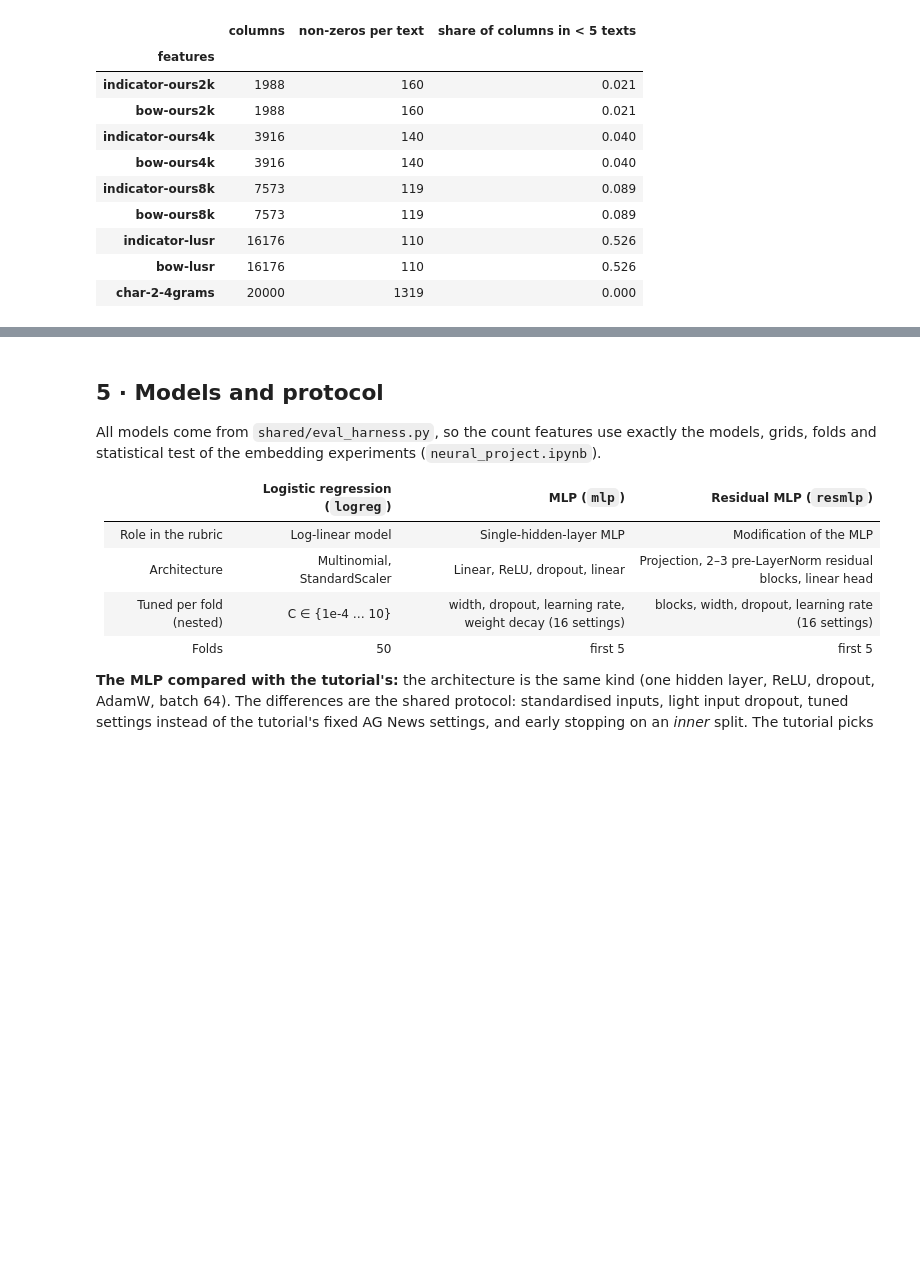
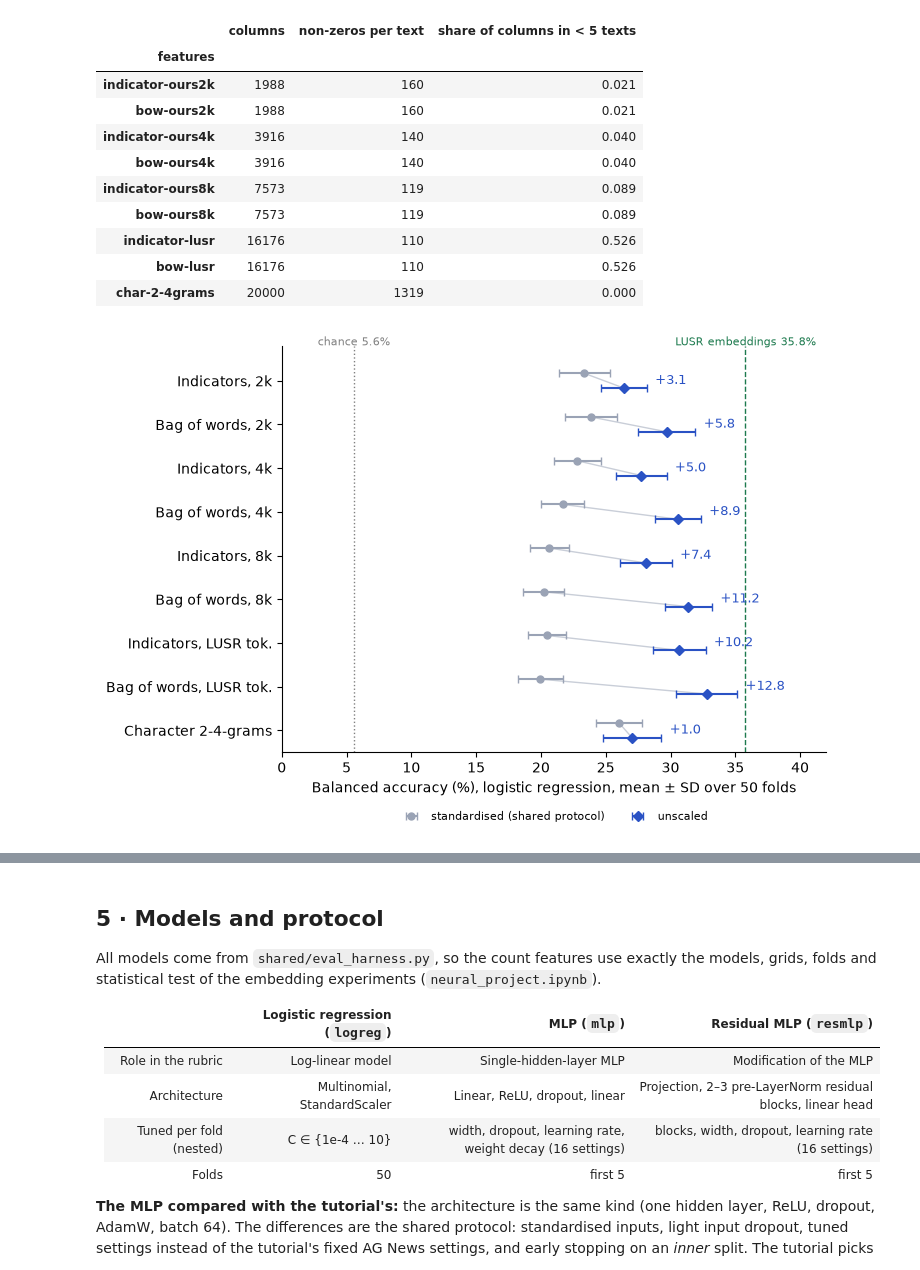
Before and after one commit to artificial-cesare/nlp1-team, a Jupyter notebook: part1/bow_bti_report.ipynb, the cells around one changed output, grey strips where cells are left out. Saved outputs shown, nothing was run; the diff lists cells and outputs as text; code cells hidden in the pictures; blank space fills up the shorter version.

```diff
--- a/part1/bow_bti_report.ipynb
+++ b/part1/bow_bti_report.ipynb
@@ -231,3 +233,42 @@ display(pd.DataFrame(
 | indicator-lusr | 16176 | 110 | 0.526 |
 | bow-lusr | 16176 | 110 | 0.526 |
 | char-2-4grams | 20000 | 1319 | 0.000 |
+# %%
+import matplotlib.pyplot as plt
+
+R = H.load_results()
+rows = [  # label, feature set
+    ("Indicators, 2k", "indicator-ours2k"), ("Bag of words, 2k", "bow-ours2k"),
+    ("Indicators, 4k", "indicator-ours4k"), ("Bag of words, 4k", "bow-ours4k"),
+    ("Indicators, 8k", "indicator-ours8k"), ("Bag of words, 8k", "bow-ours8k"),
+    ("Indicators, LUSR tok.", "indicator-lusr"), ("Bag of words, LUSR tok.", "bow-lusr"),
+    ("Character 2-4-grams", "char-2-4grams"),
+]
+stat = lambda n: (100 * H.fold_scores(R[n]).mean(), 100 * H.fold_scores(R[n]).std())
+off = 0.17  # vertical offset between the two dots of a row
+
+fig, ax = plt.subplots(figsize=(7.5, 5.2))
+for i, (label, rep) in enumerate(rows):
+    (m1, s1), (m2, s2) = stat(f"{rep}/logreg"), stat(f"{rep}/logreg_unscaled")
+    ax.plot([m1, m2], [i - off, i + off], color="#c9ced8", lw=1, zorder=0)
+    ax.errorbar(m1, i - off, xerr=s1, fmt="o", color="#9aa3b5", capsize=3, ms=5,
+                label="standardised (shared protocol)" if i == 0 else None)
+    ax.errorbar(m2, i + off, xerr=s2, fmt="D", color="#2a52c4", capsize=3, ms=5,
+                label="unscaled" if i == 0 else None)
+    ax.annotate(f"{m2 - m1:+.1f}", (max(m1 + s1, m2 + s2), i), textcoords="offset points", xytext=(6, 0),
+                va="center", fontsize=9, color="#2a52c4")
+
+for x, txt, col, ls in [(100 / 18, "chance 5.6%", "grey", ":"), (stat("lusr/logreg")[0], "LUSR embeddings 35.8%", "#1d7a4e", "--")]:
+    ax.axvline(x, ls=ls, color=col, lw=1)
+    ax.text(x, -0.75, txt, fontsize=8, color=col, ha="center", va="bottom")
+
+ax.set_yticks(range(len(rows)), [r[0] for r in rows])
+ax.set_ylim(len(rows) - 0.5, -0.8)
+ax.set_xlim(0, 42)
+ax.set_xlabel("Balanced accuracy (%), logistic regression, mean ± SD over 50 folds")
+ax.spines[["top", "right"]].set_visible(False)
+ax.legend(loc="upper center", bbox_to_anchor=(0.5, -0.12), ncol=2, frameon=False, fontsize=8)
+plt.tight_layout()
+plt.show()
+# %% [output]
+[figure, added]
```
Also changed, not shown: parts of 18 cells of this notebook, 21 other files.
